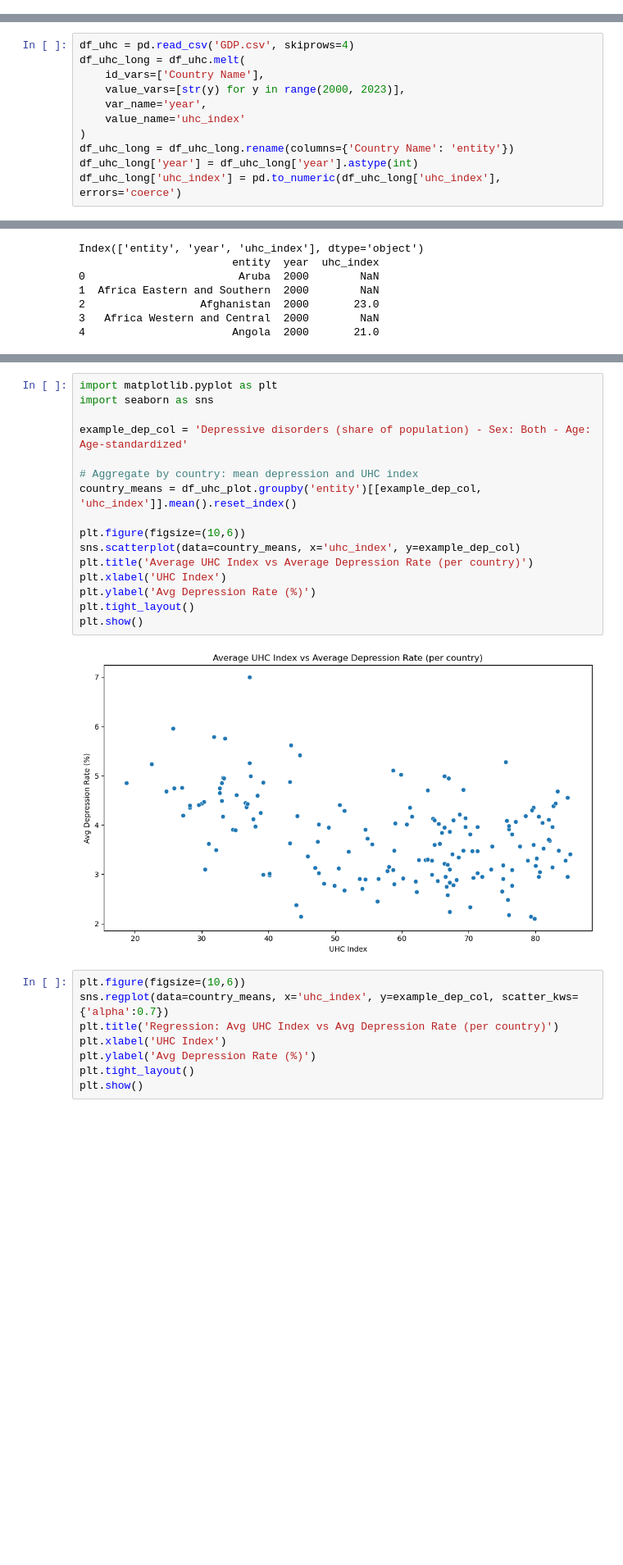
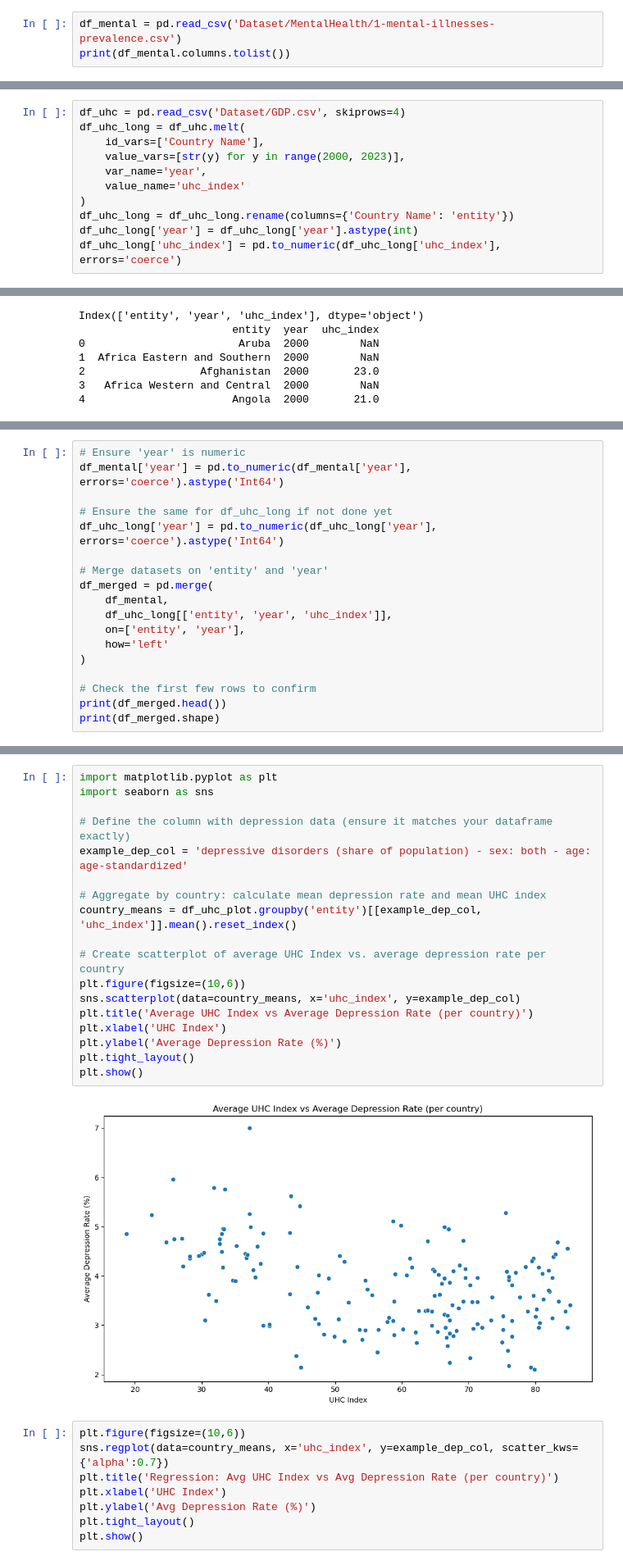
Before and after one commit to Triple-A-AAI520/AAI-520_Group3_Final_Project, a Jupyter notebook: final_analysis.ipynb, the cells around one changed output, grey strips where cells are left out. Shown at 82% size. Saved outputs shown, nothing was run; the diff lists cells and outputs as text; blank space fills up the shorter version.

```diff
--- a/final_analysis.ipynb
+++ b/final_analysis.ipynb
@@ -20,3 +37,6 @@ df_uhc = pd.read_csv(uhc_csv, skiprows=4)
 print(df_uhc.columns.tolist())
 # %% [output]
 ['Country Name', 'Country Code', 'Indicator Name', 'Indicator Code', '1960', '1961', '1962', '1963', '1964', '1965', '1966', '1967', '1968', '1969', '1970', '1971', '1972', '1973', '1974', '1975', '19 ...
+# %%
+df_mental = pd.read_csv('Dataset/MentalHealth/1-mental-illnesses-prevalence.csv')
+print(df_mental.columns.tolist())
@@ -41,7 +63,7 @@ print(df_uhc_long.head())
 3   Africa Western and Central  2000        NaN
 4                       Angola  2000       21.0
 # %%
-df_uhc = pd.read_csv('GDP.csv', skiprows=4)
+df_uhc = pd.read_csv('Dataset/GDP.csv', skiprows=4)
 df_uhc_long = df_uhc.melt(
     id_vars=['Country Name'],
     value_vars=[str(y) for y in range(2000, 2023)],
@@ -85,0 +124,18 @@ print(df_merged.shape)
+# %%
+# Ensure 'year' is numeric
+df_mental['year'] = pd.to_numeric(df_mental['year'], errors='coerce').astype('Int64')
+
+# Ensure the same for df_uhc_long if not done yet
+df_uhc_long['year'] = pd.to_numeric(df_uhc_long['year'], errors='coerce').astype('Int64')
+
+# Merge datasets on 'entity' and 'year'
+df_merged = pd.merge(
+    df_mental,
+    df_uhc_long[['entity', 'year', 'uhc_index']],
+    on=['entity', 'year'],
+    how='left'
+)
+
+# Check the first few rows to confirm
+print(df_merged.head())
+print(df_merged.shape)
@@ -114,21 +202,23 @@ print(df_uhc_plot.shape)  # (Optional) See how many rows remain with UHC data
 # %%
 import matplotlib.pyplot as plt
 import seaborn as sns
 
-example_dep_col = 'Depressive disorders (share of population) - Sex: Both - Age: Age-standardized'
+# Define the column with depression data (ensure it matches your dataframe exactly)
+example_dep_col = 'depressive disorders (share of population) - sex: both - age: age-standardized'
 
-# Aggregate by country: mean depression and UHC index
+# Aggregate by country: calculate mean depression rate and mean UHC index
 country_means = df_uhc_plot.groupby('entity')[[example_dep_col, 'uhc_index']].mean().reset_index()
 
+# Create scatterplot of average UHC Index vs. average depression rate per country
 plt.figure(figsize=(10,6))
 sns.scatterplot(data=country_means, x='uhc_index', y=example_dep_col)
 plt.title('Average UHC Index vs Average Depression Rate (per country)')
 plt.xlabel('UHC Index')
-plt.ylabel('Avg Depression Rate (%)')
+plt.ylabel('Average Depression Rate (%)')
 plt.tight_layout()
 plt.show()
 # %% [output]
-[figure, old version]
+[figure, new version]
 # %%
 plt.figure(figsize=(10,6))
 sns.regplot(data=country_means, x='uhc_index', y=example_dep_col, scatter_kws={'alpha':0.7})
```
Also changed, not shown: parts of 16 cells of this notebook.
